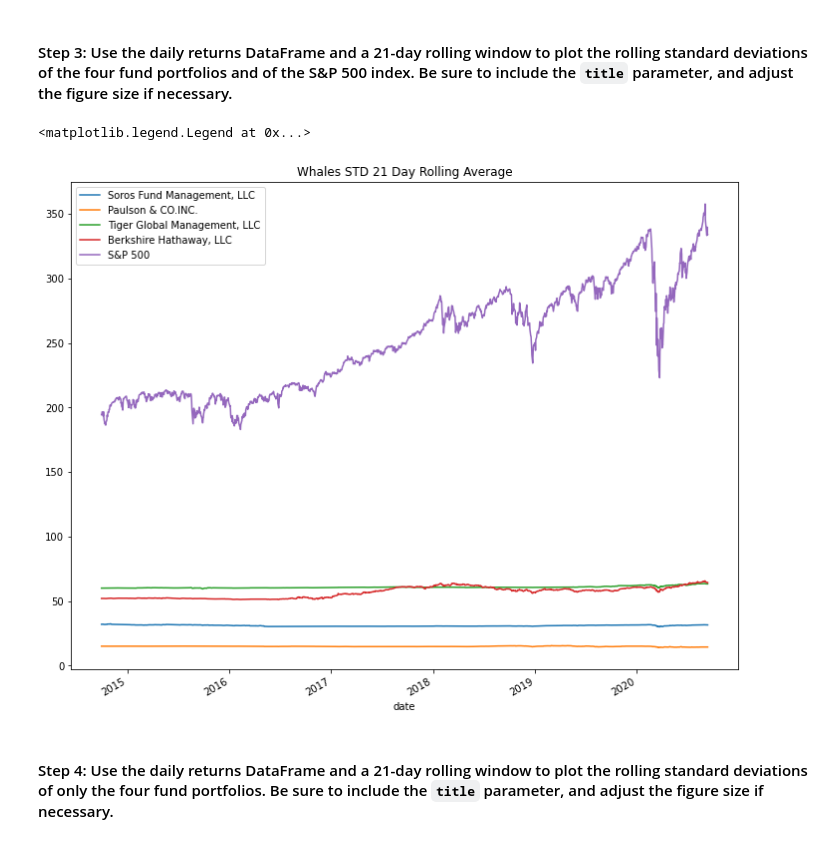
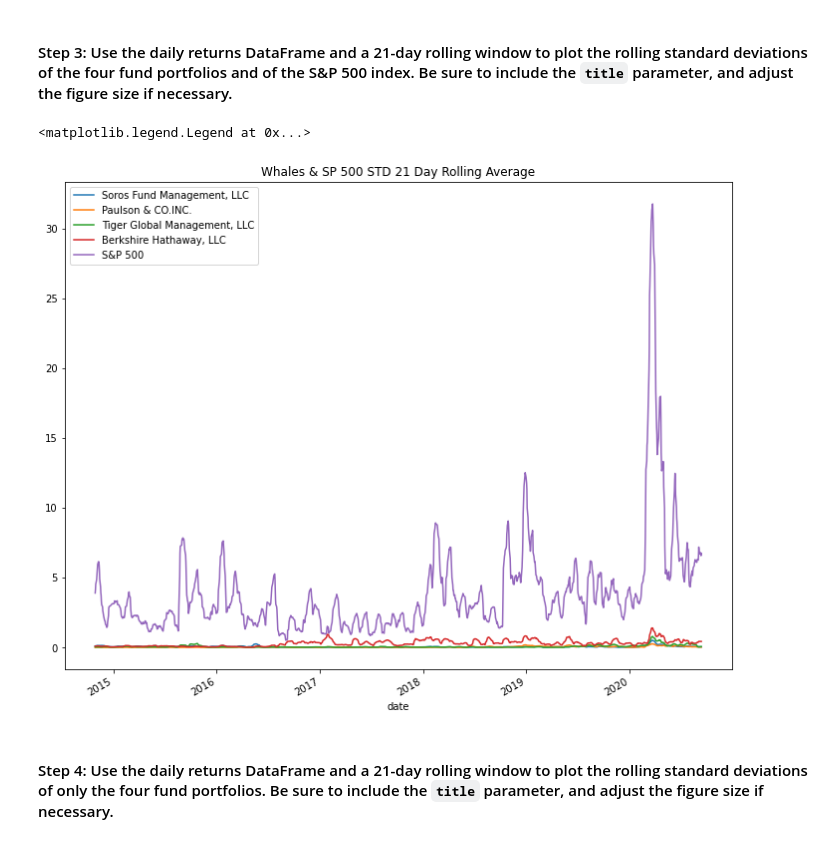
Before and after one commit to MichaelRDionne/Module_4_Challenge, a Jupyter notebook: Starter_Code/risk_return_analysis.ipynb, the cells around one changed output. Cells and saved outputs as stored; diff of their text form; code cells hidden in the pictures.

```diff
--- a/Starter_Code/risk_return_analysis.ipynb
+++ b/Starter_Code/risk_return_analysis.ipynb
@@ -268,17 +268,17 @@ dtype: float64
 # %%
 # Using the daily returns DataFrame and a 21-day rolling window,
 # plot the rolling standard deviation of the 4 portfolios and the S&P 500
 # Include a title parameter and adjust the figure size
 
-whales_std_21 = whales_std.rolling(window=21).std().plot(ax=ax)
+whales_std_21 = whales_df.rolling(window=21).std()
 
-ax = whales_df.plot(figsize=(12, 10), title="Whales STD 21 Day Rolling Average")
+ax = whales_std_21.plot(figsize=(12, 10), title="Whales & SP 500 STD 21 Day Rolling Average")
 
 # Create the legend for the figure
 ax.legend(["Soros Fund Management, LLC", "Paulson & CO.INC.", "Tiger Global Management, LLC", "Berkshire Hathaway, LLC", "S&P 500"])
 # %% [output]
 <matplotlib.legend.Legend at 0x...>
-[figure, old version]
+[figure, new version]
 # %% [markdown]
 #### Step 4: Use the daily returns DataFrame and a 21-day rolling window to plot the rolling standard deviations of only the four fund portfolios. Be sure to include the `title` parameter, and adjust the figure size if necessary.
 # %%
```
Also changed, not shown: parts of 4 cells of this notebook.
